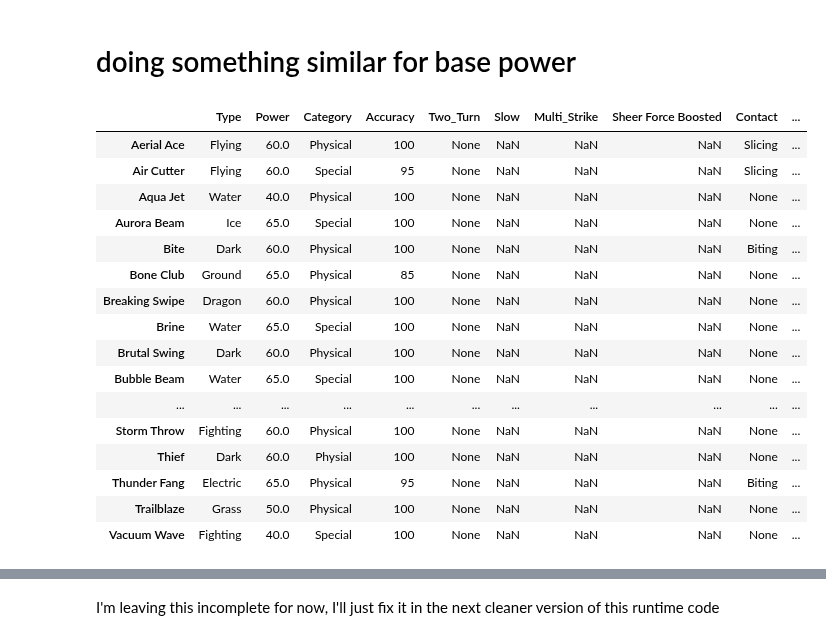
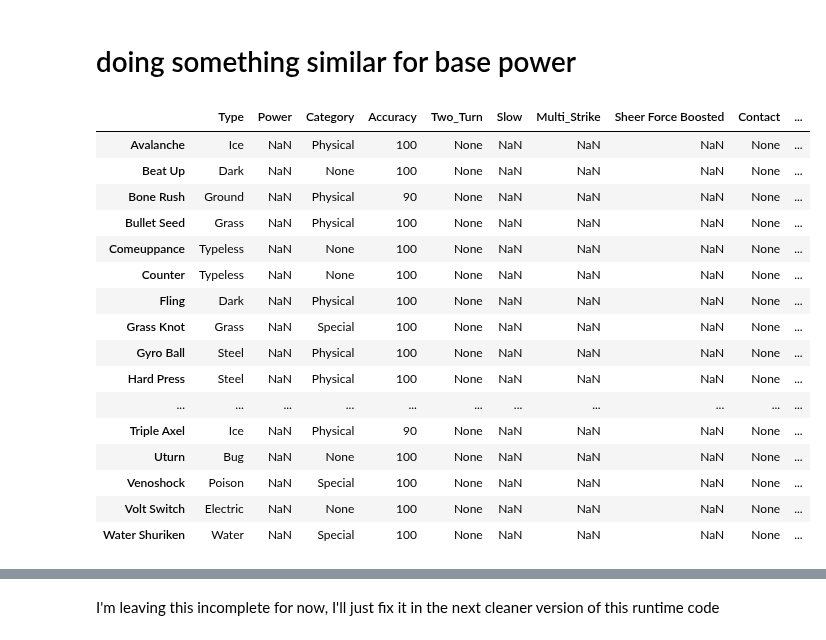
Before and after one commit to SrijanBadhya/pokemon-elite-4, a Jupyter notebook: Pokemon_at_runtime.ipynb, the cells around one changed output, grey strips where cells are left out. Cells and saved outputs as stored; diff of their text form; code cells hidden in the pictures.

```diff
--- a/Pokemon_at_runtime.ipynb
+++ b/Pokemon_at_runtime.ipynb
@@ -233,20 +217,20 @@ Name: Lycanroc, dtype: object
 # %%
-movetable.query('Power<70')
+movetable.query('Power.isna()')
 # %% [output]
 |  | Type | Power | Category | Accuracy | Two_Turn | Slow | Multi_Strike | Sheer Force Boosted | Contact | ... |
-| Aerial Ace | Flying | 60.0 | Physical | 100 | None | NaN | NaN | NaN | Slicing | ... |
-| Air Cutter | Flying | 60.0 | Special | 95 | None | NaN | NaN | NaN | Slicing | ... |
-| Aqua Jet | Water | 40.0 | Physical | 100 | None | NaN | NaN | NaN | None | ... |
-| Aurora Beam | Ice | 65.0 | Special | 100 | None | NaN | NaN | NaN | None | ... |
-| Bite | Dark | 60.0 | Physical | 100 | None | NaN | NaN | NaN | Biting | ... |
-| Bone Club | Ground | 65.0 | Physical | 85 | None | NaN | NaN | NaN | None | ... |
-| Breaking Swipe | Dragon | 60.0 | Physical | 100 | None | NaN | NaN | NaN | None | ... |
-| Brine | Water | 65.0 | Special | 100 | None | NaN | NaN | NaN | None | ... |
-| Brutal Swing | Dark | 60.0 | Physical | 100 | None | NaN | NaN | NaN | None | ... |
-| Bubble Beam | Water | 65.0 | Special | 100 | None | NaN | NaN | NaN | None | ... |
+| Avalanche | Ice | NaN | Physical | 100 | None | NaN | NaN | NaN | None | ... |
+| Beat Up | Dark | NaN | None | 100 | None | NaN | NaN | NaN | None | ... |
+| Bone Rush | Ground | NaN | Physical | 90 | None | NaN | NaN | NaN | None | ... |
+| Bullet Seed | Grass | NaN | Physical | 100 | None | NaN | NaN | NaN | None | ... |
+| Comeuppance | Typeless | NaN | None | 100 | None | NaN | NaN | NaN | None | ... |
+| Counter | Typeless | NaN | None | 100 | None | NaN | NaN | NaN | None | ... |
+| Fling | Dark | NaN | Physical | 100 | None | NaN | NaN | NaN | None | ... |
+| Grass Knot | Grass | NaN | Special | 100 | None | NaN | NaN | NaN | None | ... |
+| Gyro Ball | Steel | NaN | Physical | 100 | None | NaN | NaN | NaN | None | ... |
+| Hard Press | Steel | NaN | Physical | 100 | None | NaN | NaN | NaN | None | ... |
 | ... | ... | ... | ... | ... | ... | ... | ... | ... | ... | ... |
-| Storm Throw | Fighting | 60.0 | Physical | 100 | None | NaN | NaN | NaN | None | ... |
-| Thief | Dark | 60.0 | Physial | 100 | None | NaN | NaN | NaN | None | ... |
-| Thunder Fang | Electric | 65.0 | Physical | 95 | None | NaN | NaN | NaN | Biting | ... |
-| Trailblaze | Grass | 50.0 | Physical | 100 | None | NaN | NaN | NaN | None | ... |
-| Vacuum Wave | Fighting | 40.0 | Special | 100 | None | NaN | NaN | NaN | None | ... |
+| Triple Axel | Ice | NaN | Physical | 90 | None | NaN | NaN | NaN | None | ... |
+| Uturn | Bug | NaN | None | 100 | None | NaN | NaN | NaN | None | ... |
+| Venoshock | Poison | NaN | Special | 100 | None | NaN | NaN | NaN | None | ... |
+| Volt Switch | Electric | NaN | None | 100 | None | NaN | NaN | NaN | None | ... |
+| Water Shuriken | Water | NaN | Special | 100 | None | NaN | NaN | NaN | None | ... |
```
Also changed, not shown: parts of 24 cells of this notebook, 8 other files.
